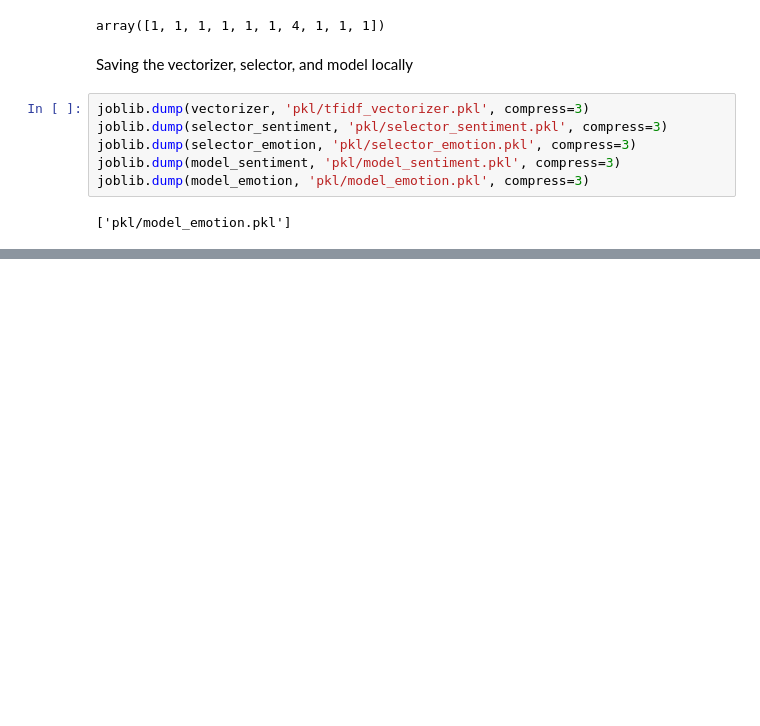
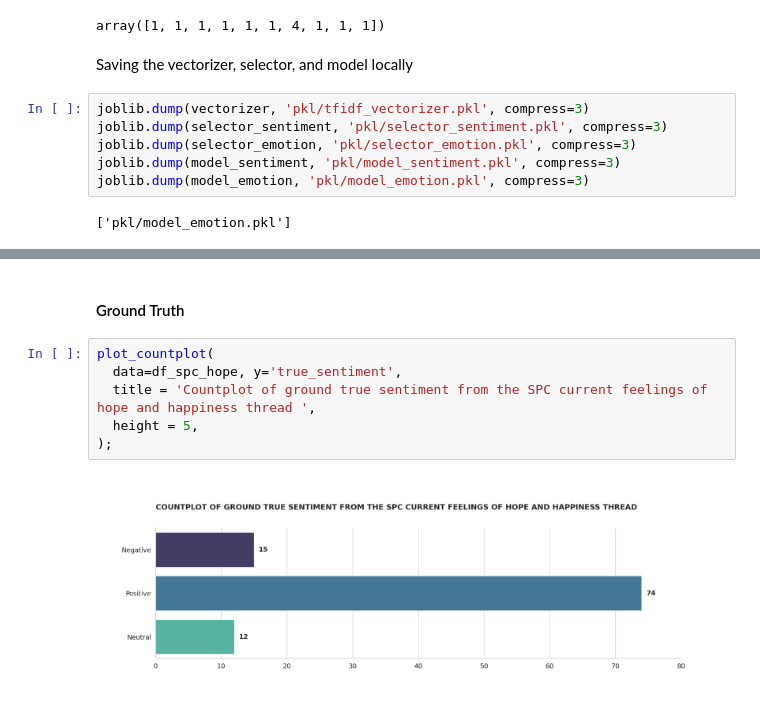
Before and after one commit to hyoaru/anonalyze-process, a Jupyter notebook: models/sentiment-emotion-classification/model-training-process.ipynb, the cells around one changed output, grey strips where cells are left out. Saved outputs shown, nothing was run; the diff lists cells and outputs as text; blank space fills up the shorter version.

```diff
--- a/models/sentiment-emotion-classification/model-training-process.ipynb
+++ b/models/sentiment-emotion-classification/model-training-process.ipynb
@@ -859,0 +899,10 @@ joblib.dump(model_emotion, 'pkl/model_emotion.pkl', compress=3)
+# %% [markdown]
+#### Ground Truth
+# %%
+plot_countplot(
+  data=df_spc_hope, y='true_sentiment',
+  title = 'Countplot of ground true sentiment from the SPC current feelings of hope and happiness thread ',
+  height = 5,
+);
+# %% [output]
+[figure, added]
```
Also changed, not shown: parts of 17 cells of this notebook, 2 other files.
